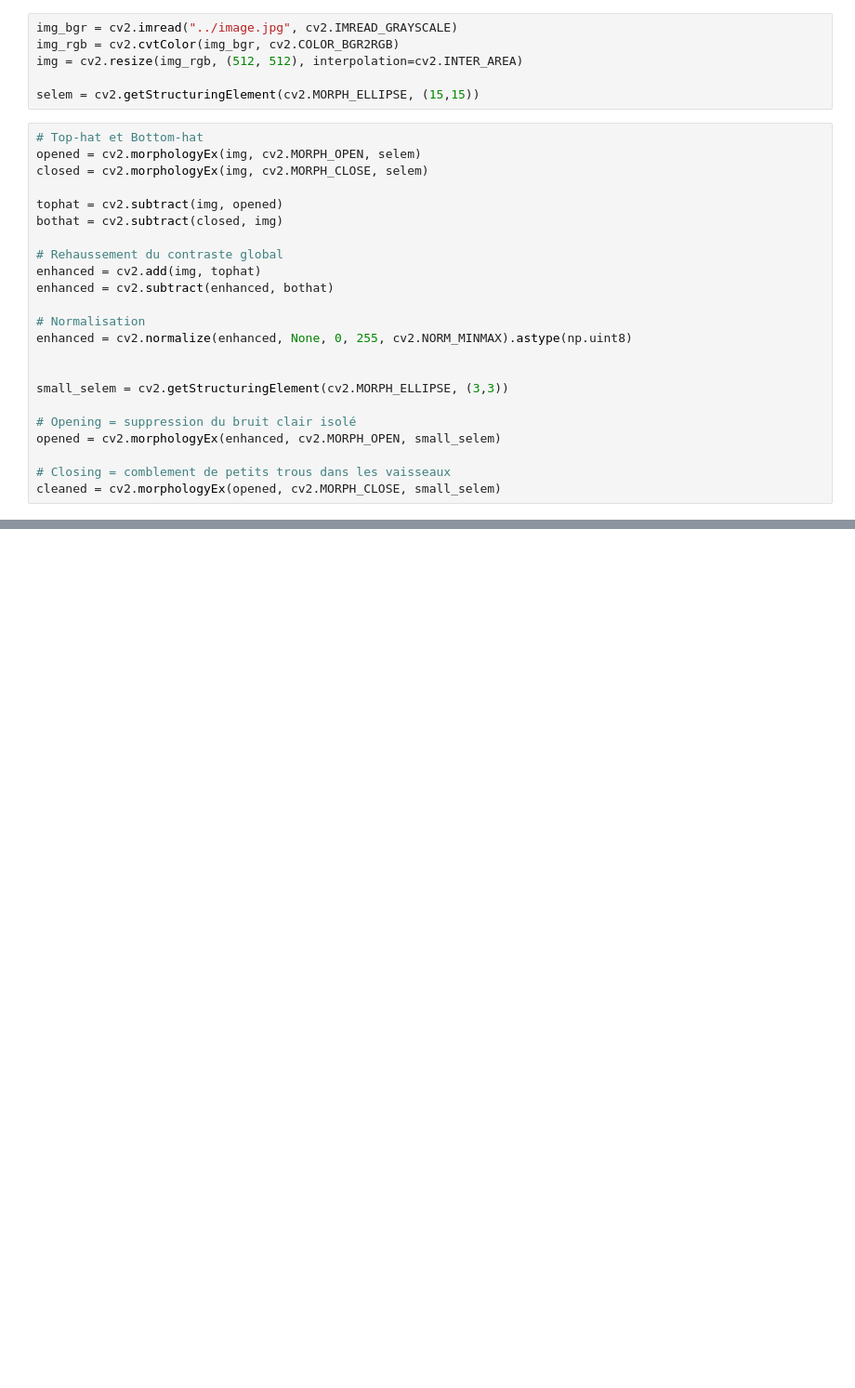
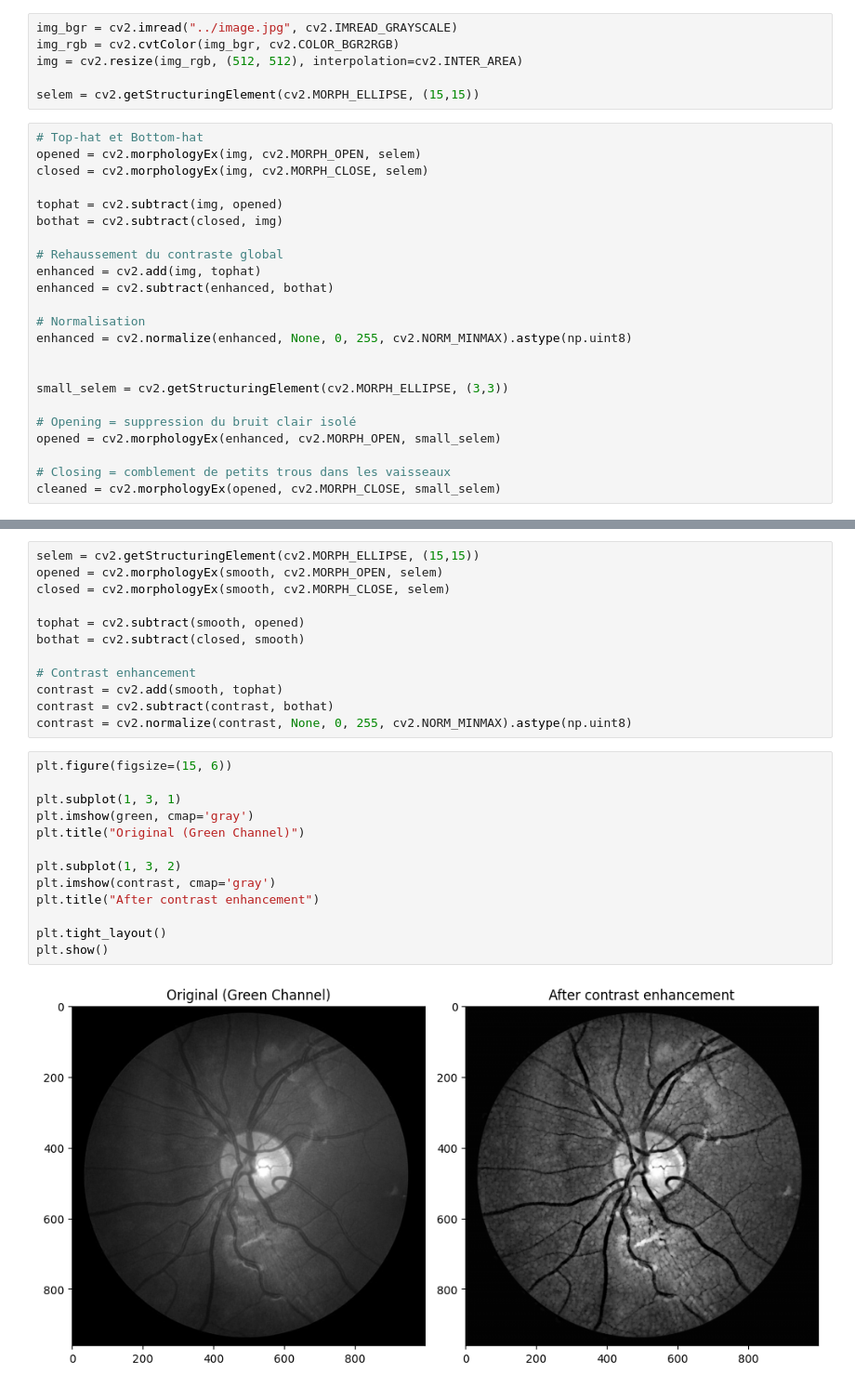
Before and after one commit to AbderrahmenJdidi/Retinal-Blood-Vessel-Segmentation-for-Diabetic-Retinopathy-detection, a Jupyter notebook: research/preprocessing-2.ipynb, the cells around one changed output, grey strips where cells are left out. Shown at 93% size. Drawn from its saved outputs; the diff is of its cells as text; blank space fills up the shorter version.

```diff
--- a/research/preprocessing-2.ipynb
+++ b/research/preprocessing-2.ipynb
@@ -39,0 +183,27 @@ plt.show()
+# %%
+selem = cv2.getStructuringElement(cv2.MORPH_ELLIPSE, (15,15))
+opened = cv2.morphologyEx(smooth, cv2.MORPH_OPEN, selem)
+closed = cv2.morphologyEx(smooth, cv2.MORPH_CLOSE, selem)
+
+tophat = cv2.subtract(smooth, opened)
+bothat = cv2.subtract(closed, smooth)
+
+# Contrast enhancement
+contrast = cv2.add(smooth, tophat)
+contrast = cv2.subtract(contrast, bothat)
+contrast = cv2.normalize(contrast, None, 0, 255, cv2.NORM_MINMAX).astype(np.uint8)
+# %%
+plt.figure(figsize=(15, 6))
+
+plt.subplot(1, 3, 1)
+plt.imshow(green, cmap='gray')
+plt.title("Original (Green Channel)")
+
+plt.subplot(1, 3, 2)
+plt.imshow(contrast, cmap='gray')
+plt.title("After contrast enhancement")
+
+plt.tight_layout()
+plt.show()
+# %% [output]
+[figure, added]
```
Also changed, not shown: parts of 9 cells of this notebook, 1 other file.
